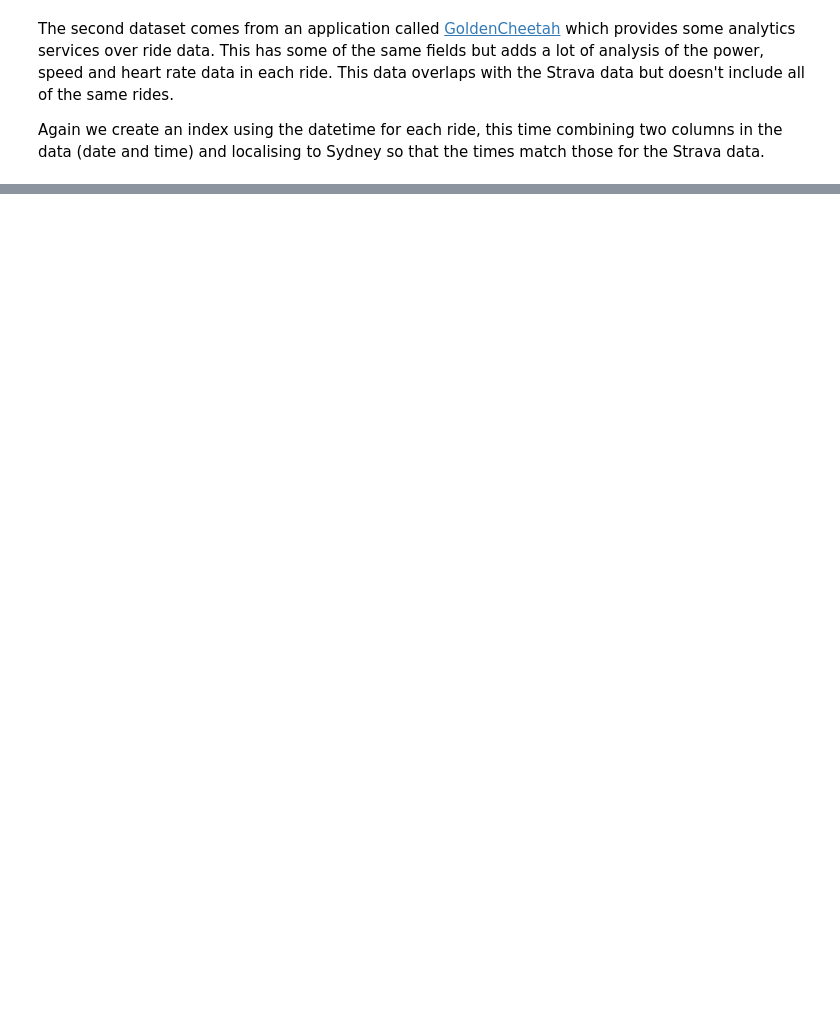
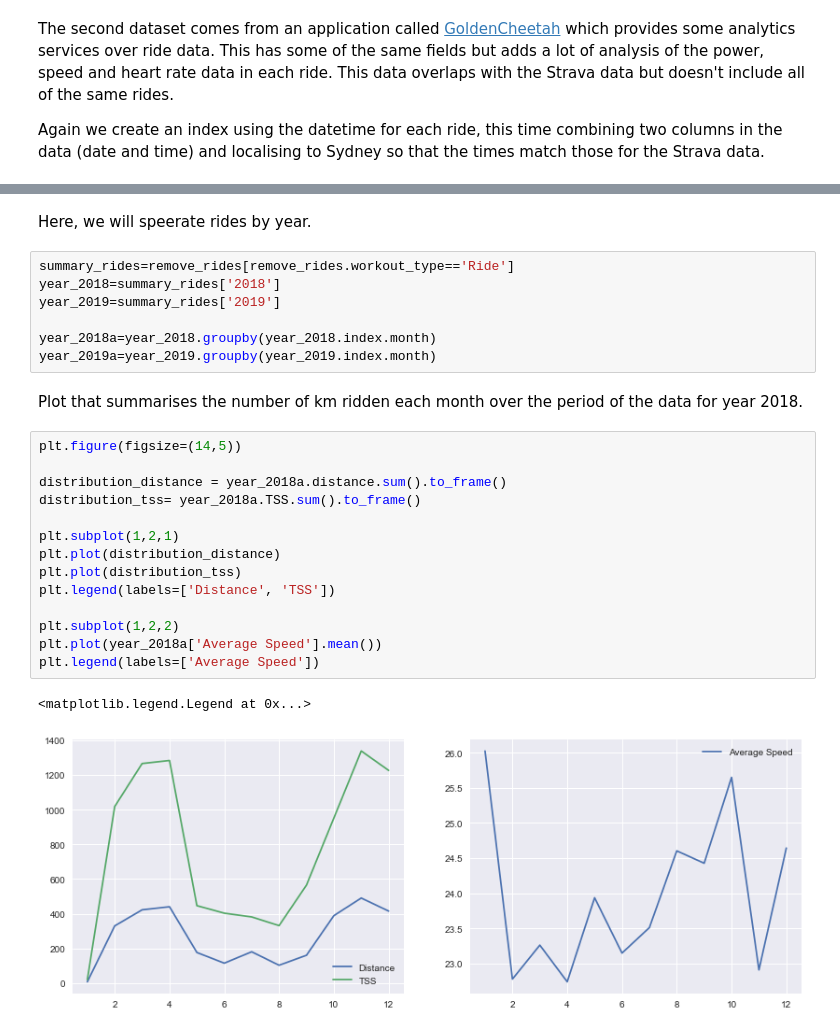
Before and after one commit to iamdraza/University-Practicals, a Jupyter notebook: Portfolio 1.ipynb, the cells around one changed output, grey strips where cells are left out. Drawn from its saved outputs; the diff is of its cells as text; blank space fills up the shorter version.

```diff
--- a/Portfolio 1.ipynb
+++ b/Portfolio 1.ipynb
@@ -390,0 +229,28 @@ sns.pairplot(ndf6)
+# %% [markdown]
+Here, we will speerate rides by year.
+# %%
+summary_rides=remove_rides[remove_rides.workout_type=='Ride']
+year_2018=summary_rides['2018']
+year_2019=summary_rides['2019']
+
+year_2018a=year_2018.groupby(year_2018.index.month)
+year_2019a=year_2019.groupby(year_2019.index.month)
+# %% [markdown]
+Plot that summarises the number of km ridden each month over the period of the data for year 2018.
+# %%
+plt.figure(figsize=(14,5))
+
+distribution_distance = year_2018a.distance.sum().to_frame()
+distribution_tss= year_2018a.TSS.sum().to_frame()
+
+plt.subplot(1,2,1)
+plt.plot(distribution_distance)
+plt.plot(distribution_tss)
+plt.legend(labels=['Distance', 'TSS'])
+
+plt.subplot(1,2,2)
+plt.plot(year_2018a['Average Speed'].mean())
+plt.legend(labels=['Average Speed'])
+# %% [output]
+<matplotlib.legend.Legend at 0x...>
+[figure, added]
```
Also changed, not shown: parts of 62 cells of this notebook.
